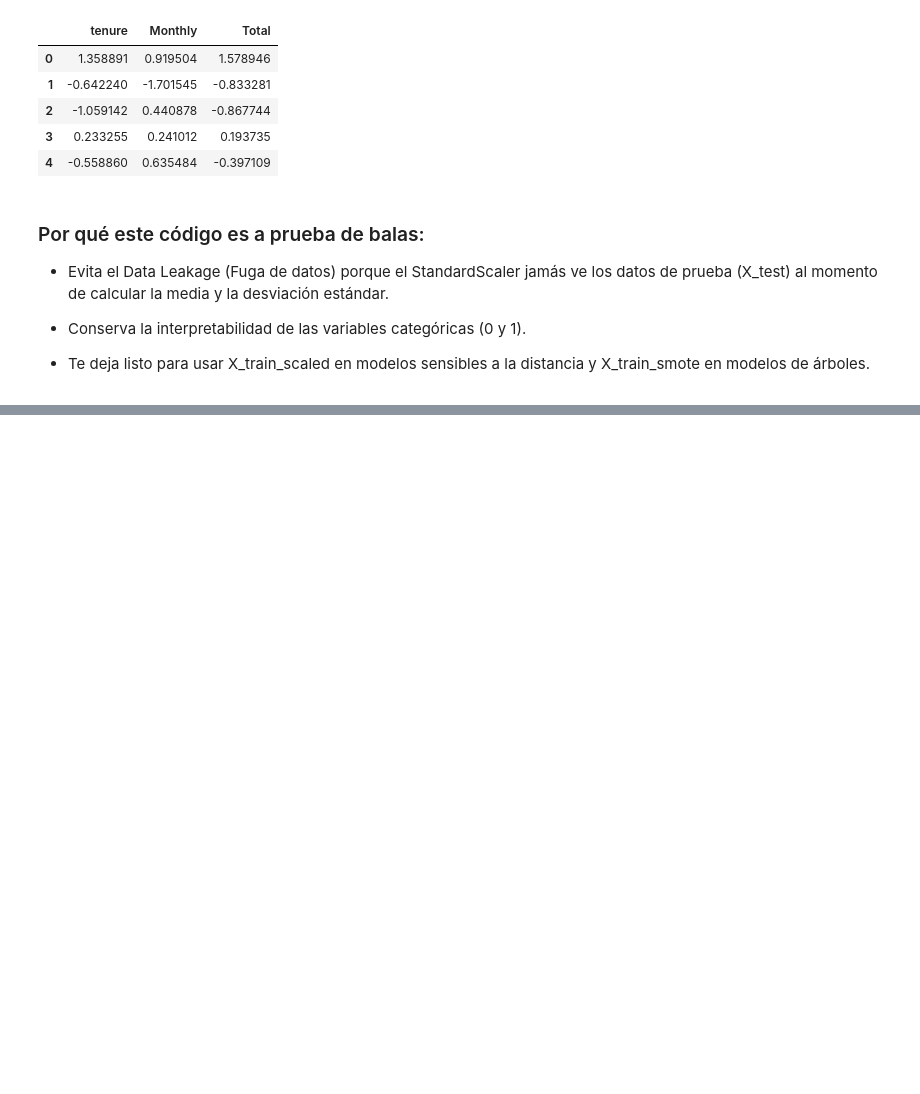
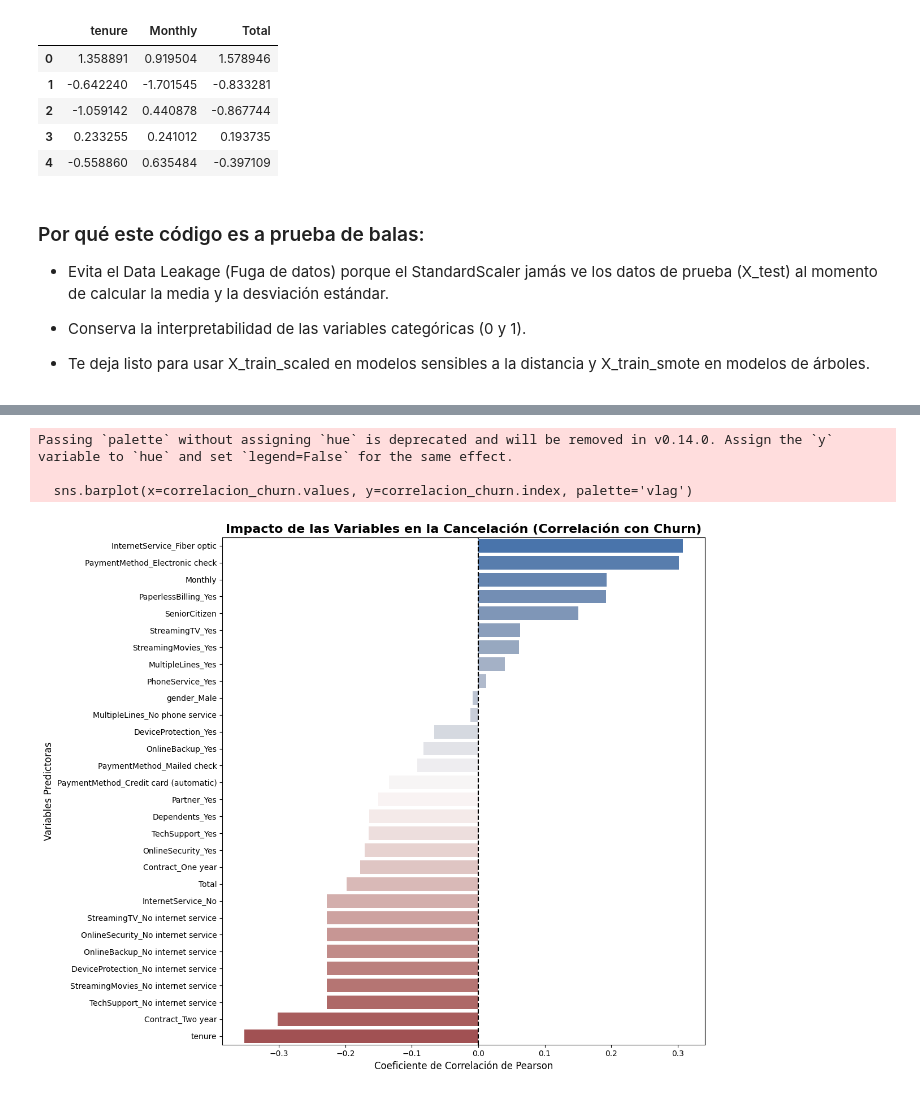
Before and after one commit to LordAguaKate/Telecom2, a Jupyter notebook: Telecom2.ipynb, the cells around one changed output, grey strips where cells are left out. Cells and saved outputs as stored; diff of their text form; code cells hidden in the pictures; blank space fills up the shorter version.

Commit message:
Análisis de Correlación con la variable objetivo (Churn)

```diff
--- a/Telecom2.ipynb
+++ b/Telecom2.ipynb
@@ -266,0 +280,25 @@ Estandarización (Z-score) aplicada con éxito a: ['tenure', 'Monthly', 'Total']
+# %%
+# 1. Calculamos la matriz de correlación completa de nuestro DataFrame limpio
+matriz_corr = df_cleaned.corr()
+
+# Extraemos específicamente cómo se correlaciona todo con 'Churn' y lo ordenamos
+correlacion_churn = matriz_corr['Churn'].sort_values(ascending=False)
+
+# Eliminamos 'Churn' de la serie (ya que la correlación consigo misma es siempre 1)
+correlacion_churn = correlacion_churn.drop('Churn')
+# %%
+# 2. Visualización 1: Gráfico de barras de correlación con el Target
+plt.figure(figsize=(12, 10))
+# Usamos una paleta divergente: rojo para correlación positiva (peligro de abandono), azul para negativa (retención)
+sns.barplot(x=correlacion_churn.values, y=correlacion_churn.index, palette='vlag')
+plt.title('Impacto de las Variables en la Cancelación (Correlación con Churn)', fontsize=16, fontweight='bold')
+plt.xlabel('Coeficiente de Correlación de Pearson', fontsize=12)
+plt.ylabel('Variables Predictoras', fontsize=12)
+plt.axvline(x=0, color='black', linestyle='--') # Línea central en el 0
+plt.tight_layout()
+plt.show()
+# %% [output]
+Passing `palette` without assigning `hue` is deprecated and will be removed in v0.14.0. Assign the `y` variable to `hue` and set `legend=False` for the same effect.
+
+  sns.barplot(x=correlacion_churn.values, y=correlacion_churn.index, palette='vlag')
+[figure, added]
```
Also changed, not shown: parts of 4 cells of this notebook.
